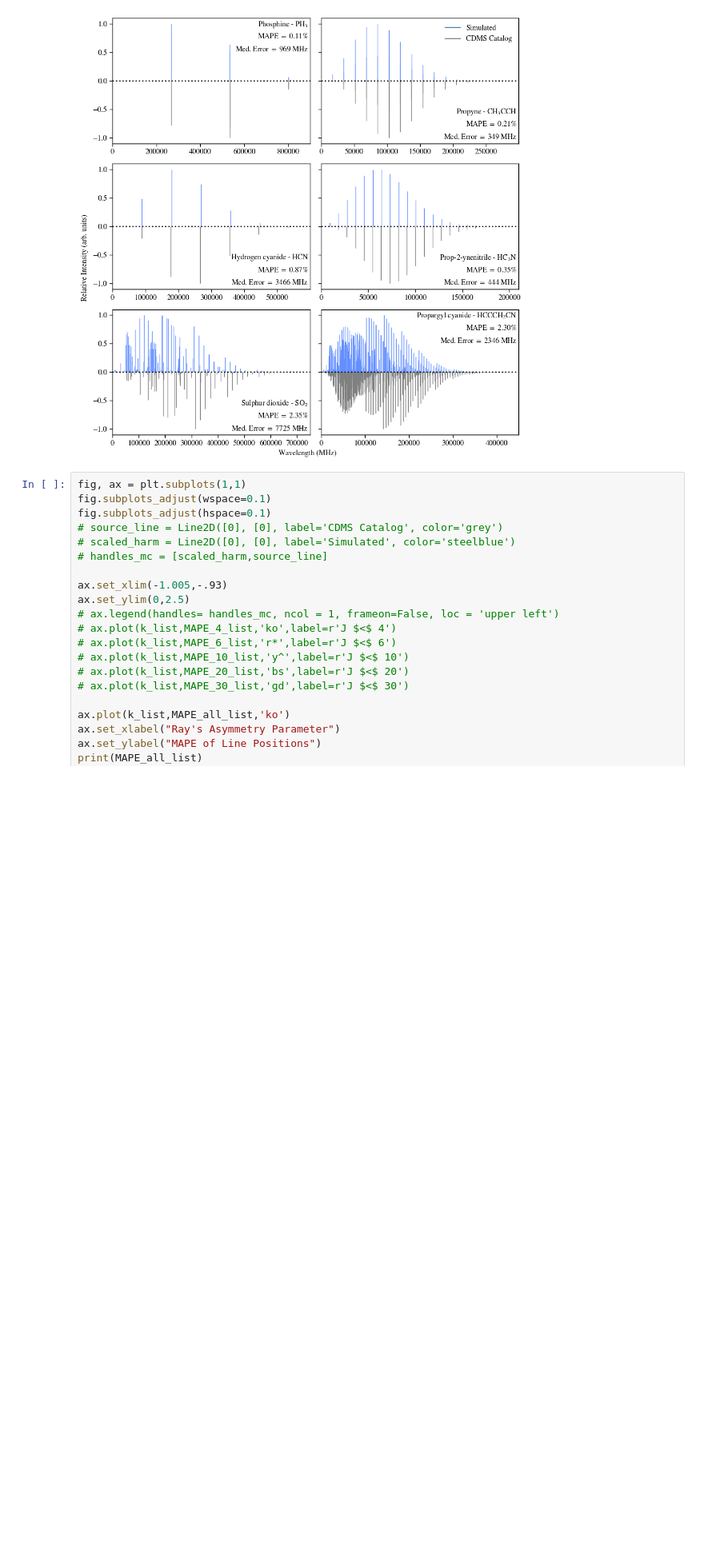
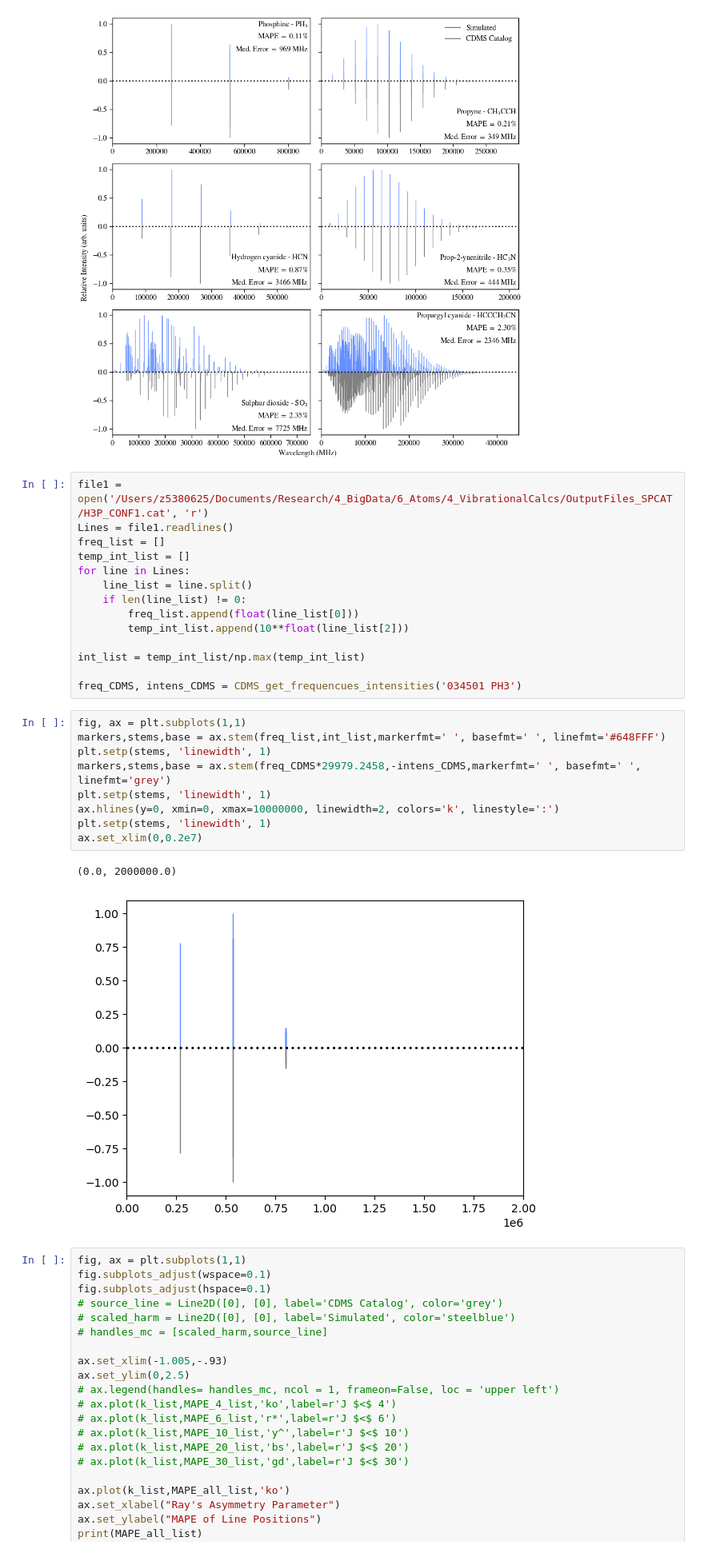
Before and after one commit to mpettyjo/4_BigData, a Jupyter notebook: Plots/RotationalSpec_Compareto_CDMS_JPL.ipynb, the cells around one changed output. Shown at 80% size. Cells and saved outputs as stored; diff of their text form; blank space fills up the shorter version.

Commit message:
testing SPCAT code

```diff
--- a/Plots/RotationalSpec_Compareto_CDMS_JPL.ipynb
+++ b/Plots/RotationalSpec_Compareto_CDMS_JPL.ipynb
@@ -607,6 +607,32 @@ RotConts:  0.0 1.4928767630872155 1.4928767630405164
 0.09983767512683474
 0.09985188170322491
 [figure]
+# %%
+file1 = open('/Users/z5380625/Documents/Research/4_BigData/6_Atoms/4_VibrationalCalcs/OutputFiles_SPCAT/H3P_CONF1.cat', 'r')
+Lines = file1.readlines()
+freq_list = []
+temp_int_list = []
+for line in Lines:
+    line_list = line.split()
+    if len(line_list) != 0:
+        freq_list.append(float(line_list[0]))
+        temp_int_list.append(10**float(line_list[2]))
+
+int_list = temp_int_list/np.max(temp_int_list)
+
+freq_CDMS, intens_CDMS = CDMS_get_frequencues_intensities('034501 PH3')
+# %%
+fig, ax = plt.subplots(1,1)
+markers,stems,base = ax.stem(freq_list,int_list,markerfmt=' ', basefmt=' ', linefmt='#648FFF')
+plt.setp(stems, 'linewidth', 1)
+markers,stems,base = ax.stem(freq_CDMS*29979.2458,-intens_CDMS,markerfmt=' ', basefmt=' ', linefmt='grey')
+plt.setp(stems, 'linewidth', 1)
+ax.hlines(y=0, xmin=0, xmax=10000000, linewidth=2, colors='k', linestyle=':')
+plt.setp(stems, 'linewidth', 1)
+ax.set_xlim(0,0.2e7)
+# %% [output]
+(0.0, 2000000.0)
+[figure, added]
 # %%
 fig, ax = plt.subplots(1,1)
 fig.subplots_adjust(wspace=0.1)
```
